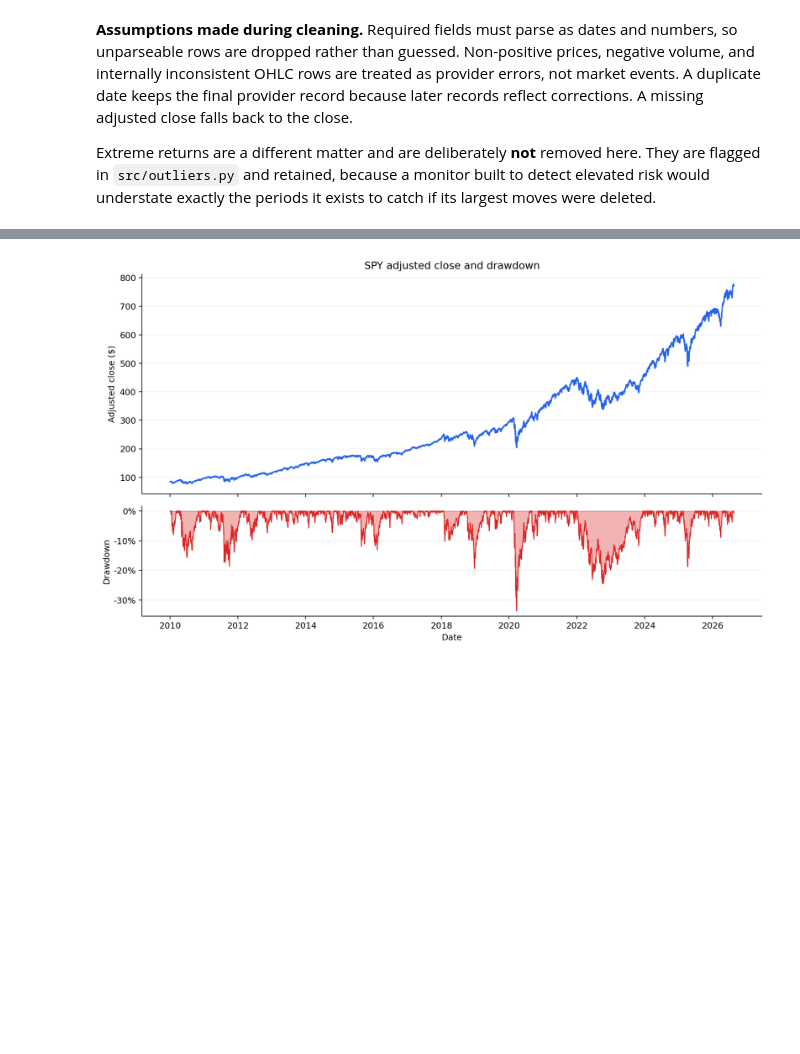
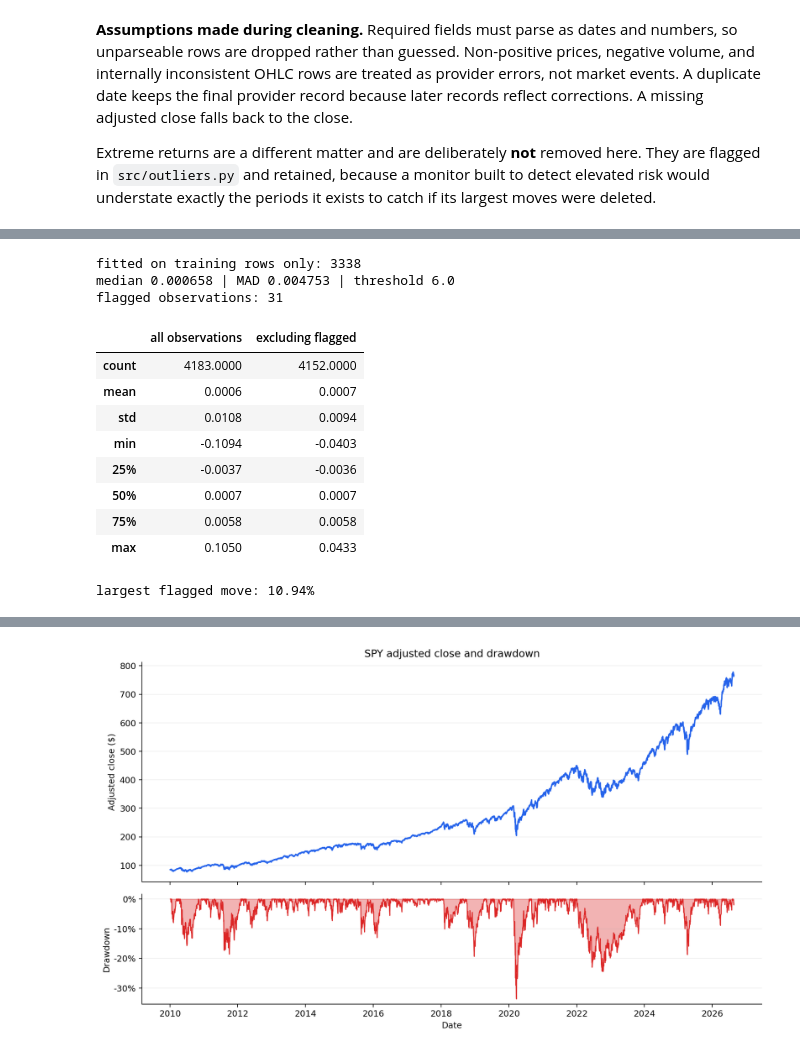
Before and after one commit to pdwi2020/bootcamp_paritosh_dwivedi, a Jupyter notebook: project/notebooks/project_pipeline.ipynb, the cells around one changed output, grey strips where cells are left out. Drawn from its saved outputs; the diff is of its cells as text; code cells hidden in the pictures; blank space fills up the shorter version.

```diff
--- a/project/notebooks/project_pipeline.ipynb
+++ b/project/notebooks/project_pipeline.ipynb
@@ -245,0 +251,40 @@ Extreme returns are a different matter and are deliberately **not** removed here
+# %%
+from src.outliers import add_return_outlier_flag, fit_return_outlier_parameters
+
+train_returns = processed.loc[: metrics["models"]["train_rows"] - 1, "log_return"]
+outlier_params = fit_return_outlier_parameters(train_returns)
+flagged = add_return_outlier_flag(processed, parameters=outlier_params)
+
+print("fitted on training rows only:", len(train_returns))
+print(
+    f"median {outlier_params.median:.6f} | MAD {outlier_params.mad:.6f}"
+    f" | threshold {outlier_params.threshold:.1f}"
+)
+print("flagged observations:", int(flagged["return_outlier_flag"].sum()))
+# %% [output]
+fitted on training rows only: 3338
+median 0.000658 | MAD 0.004753 | threshold 6.0
+flagged observations: 31
+# %%
+kept = flagged.loc[flagged["return_outlier_flag"] == 0, "daily_return"]
+dropped = flagged.loc[flagged["return_outlier_flag"] == 1, "daily_return"]
+display(
+    pd.DataFrame(
+        {
+            "all observations": flagged["daily_return"].describe(),
+            "excluding flagged": kept.describe(),
+        }
+    ).round(4)
+)
+print(f"largest flagged move: {dropped.abs().max() * 100:.2f}%")
+# %% [output]
+|  | all observations | excluding flagged |
+| count | 4183.0000 | 4152.0000 |
+| mean | 0.0006 | 0.0007 |
+| std | 0.0108 | 0.0094 |
+| min | -0.1094 | -0.0403 |
+| 25% | -0.0037 | -0.0036 |
+| 50% | 0.0007 | 0.0007 |
+| 75% | 0.0058 | 0.0058 |
+| max | 0.1050 | 0.0433 |
+largest flagged move: 10.94%
```
Also changed, not shown: parts of 34 cells of this notebook, 26 other files.
